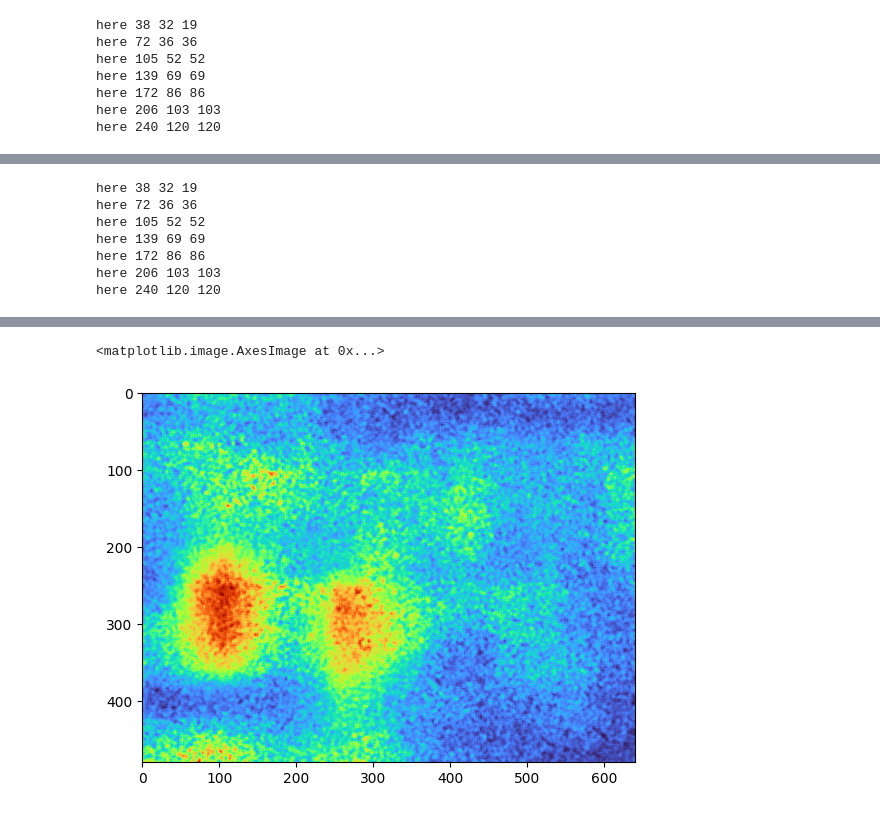
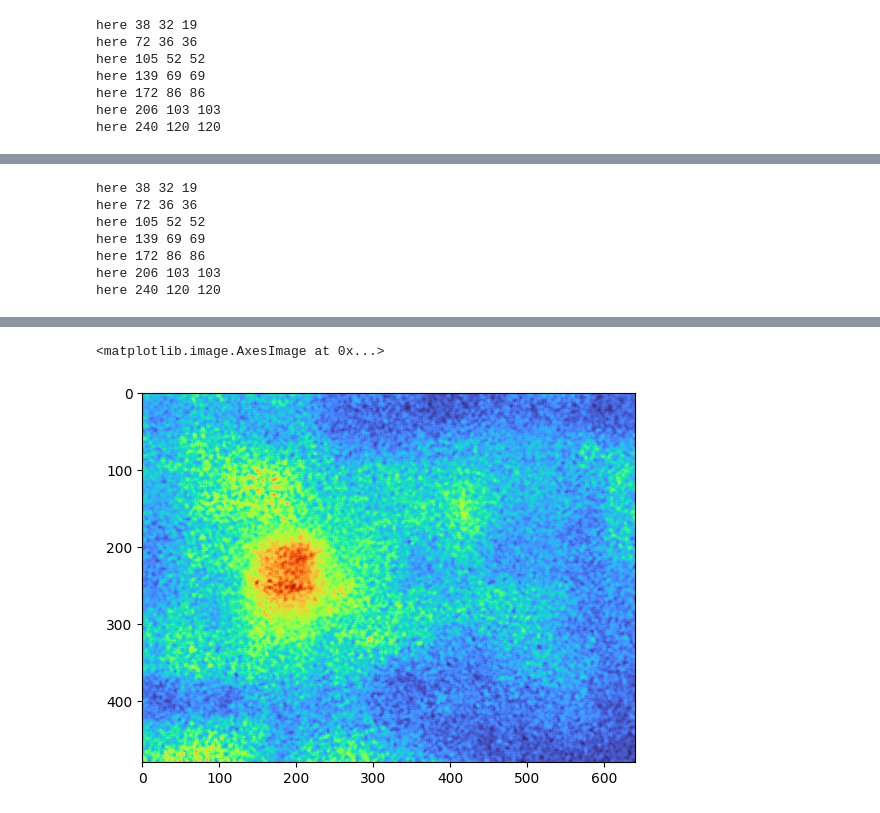
Before and after one commit to uynitsuj/LEGS, a Jupyter notebook: l3gs/l3gs/scripts/differencing.ipynb, the cells around one changed output, grey strips where cells are left out. Cells and saved outputs as stored; diff of their text form; code cells hidden in the pictures.

```diff
--- a/l3gs/l3gs/scripts/differencing.ipynb
+++ b/l3gs/l3gs/scripts/differencing.ipynb
@@ -103,8 +134,8 @@ with open('/home/yujustin/HDD2/rs_diff_cap/cap1png/cap1_Depth_1717622487708.1235
 # %%
 from PIL import Image
-im_frame1 = Image.open('/home/yujustin/HDD2/rs_diff_cap/cap1png/cap1png_Color_1717622487708.14160156250000.png')
+im_frame1 = Image.open('/home/yujustin/HDD2/rs_diff_cap/cap4png/_Color_1717622659066.25781250000000.png')
 np_frame1 = np.array(im_frame1)
-im_frame2 = Image.open('/home/yujustin/HDD2/rs_diff_cap/cap2png/_Color_1717622591549.77758789062500.png')
+im_frame2 = Image.open('/home/yujustin/HDD2/rs_diff_cap/cap5png/_Color_1717622688786.86425781250000.png')
 np_frame2 = np.array(im_frame2)
 
 f, axarr = plt.subplots(1,2)
@@ -149,16 +180,16 @@ clip2 = tt2clipinterp(tt_frame2)
 cos_sim = torch.nn.CosineSimilarity(dim=2, eps=1e-6)
 gaussian_blur = torchvision.transforms.GaussianBlur(kernel_size=5, sigma=(5.0))
 
-np_cos_sim = cos_sim(clip1, clip2).cpu().numpy()
+np_cos_sim_clip = cos_sim(clip1, clip2).cpu().numpy()
 
-np_cos_sim = gaussian_blur(cos_sim(clip1, clip2).unsqueeze(0).unsqueeze(0)).squeeze(0).squeeze(0).cpu().numpy()
-print(np_cos_sim.shape)
+np_cos_sim_clip = gaussian_blur(cos_sim(clip1, clip2).unsqueeze(0).unsqueeze(0)).squeeze(0).squeeze(0).cpu().numpy()
+print(np_cos_sim_clip.shape)
 
 np_dist = (clip1.to(torch.float32) - clip2.to(torch.float32)).mean(dim=2).cpu().numpy()
 #normalize to 0-1
 np_dist = (np_dist - np_dist.min()) / (np_dist.max() - np_dist.min())
 
-plt.imshow(np_cos_sim, cmap='turbo_r')
+plt.imshow(np_cos_sim_clip, cmap='turbo_r')
 
 # print((np_cos_sim == np_cos_sim.min()).nonzero())
 # ch, cw = (np_cos_sim == np_cos_sim.min()).nonzero()
@@ -185,6 +216,6 @@ PyramidEmbeddingProcess took 0.4477345943450928 seconds
 (480, 640)
 <matplotlib.image.AxesImage at 0x...>
-[figure, old version]
+[figure, new version]
 # %%
 dino1 = tt2dino(tt_frame1)
 dino2 = tt2dino(tt_frame2)
```
Also changed, not shown: parts of 13 cells of this notebook, 2 other files.
